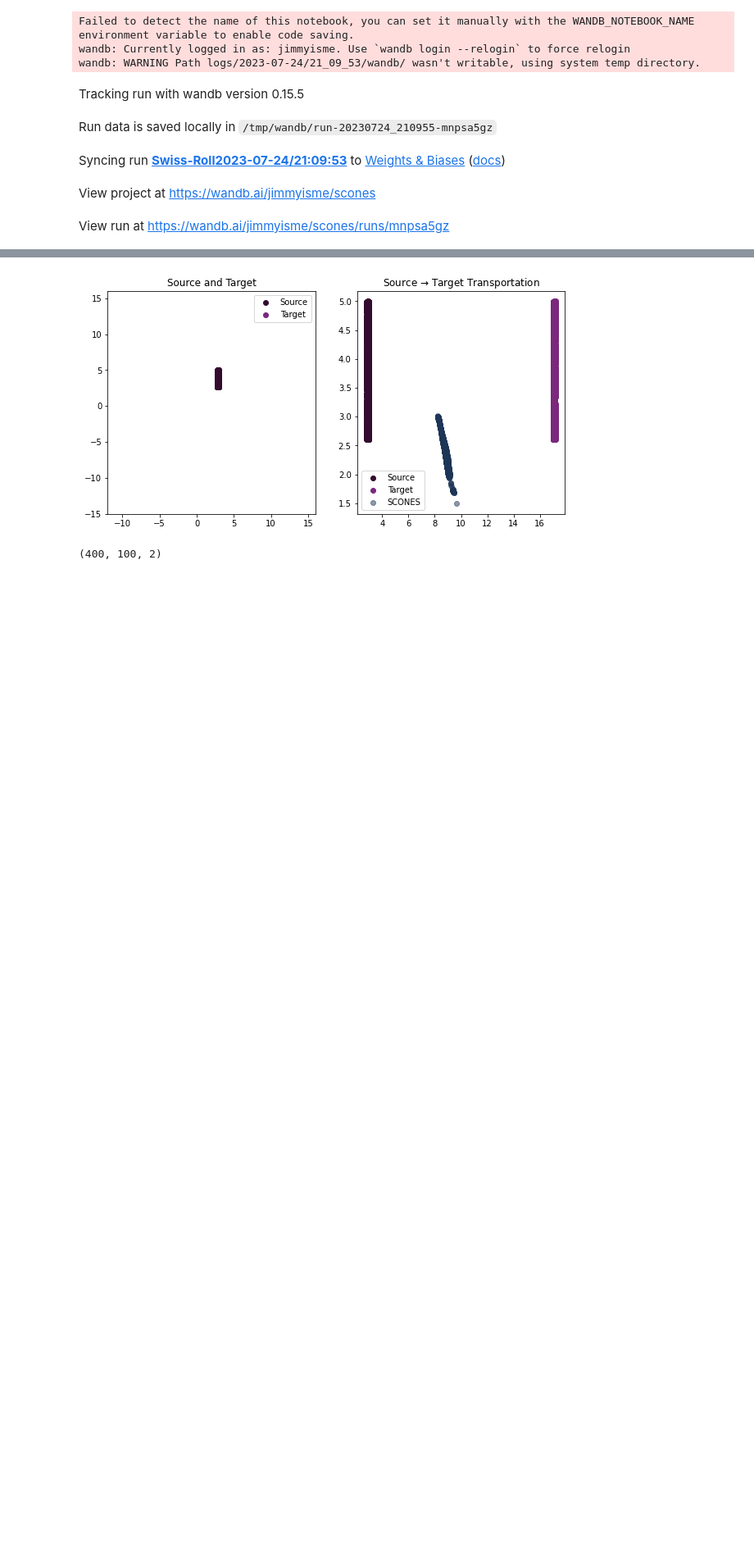
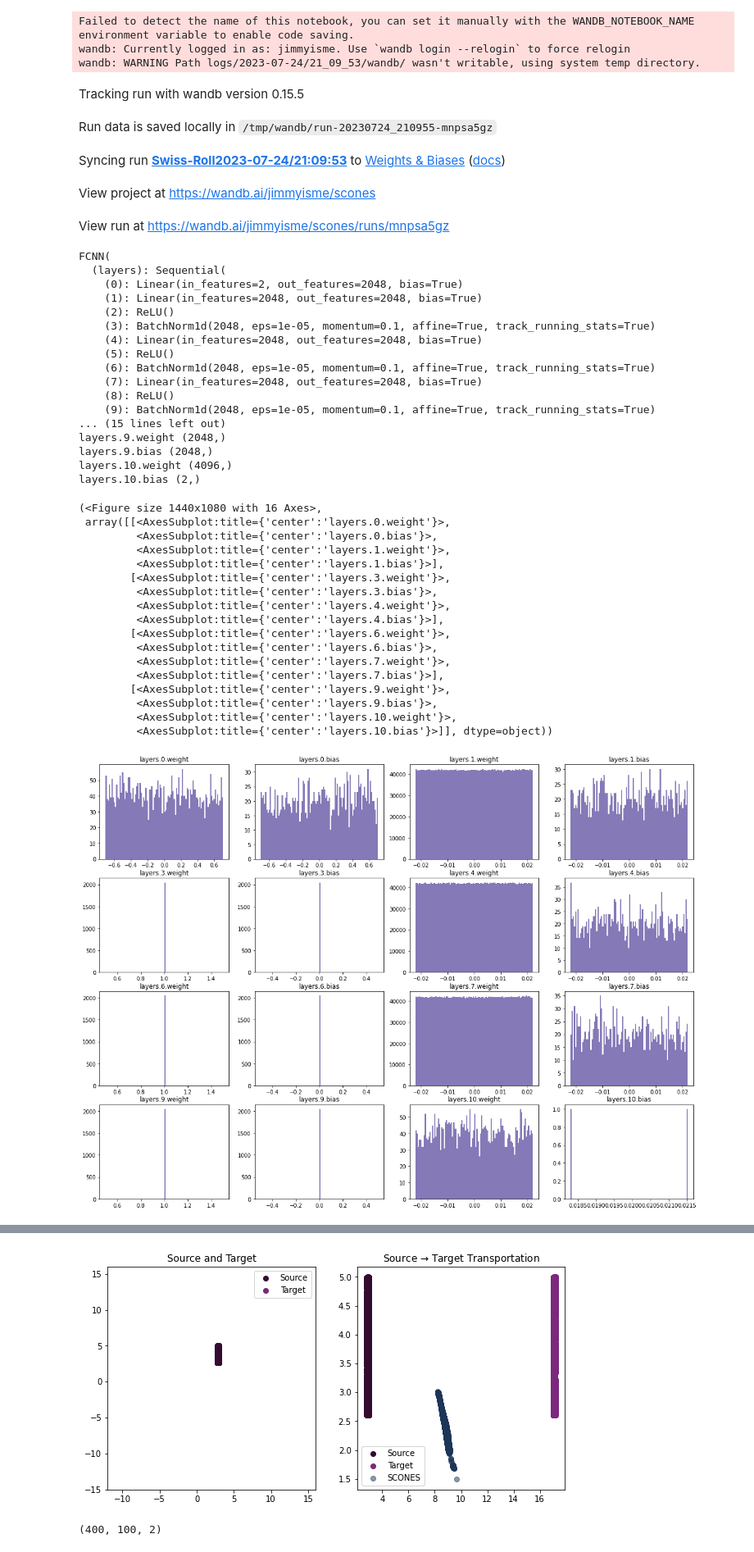
Before and after one commit to JavaZeroo/scones-synthetic, a Jupyter notebook: tools/test_model.ipynb, the cells around one changed output, grey strips where cells are left out. Shown: that part at 82% size. Cells and saved outputs as stored; diff of their text form; code cells hidden in the pictures; blank space fills up the shorter version.

```diff
--- a/tools/test_model.ipynb
+++ b/tools/test_model.ipynb
@@ -95,5 +95,74 @@ View run at https://wandb.ai/jimmyisme/scones/runs/mnpsa5gz
 from  diagonal_matching import DiagonalMatching
 cnf.source_dist = DiagonalMatching(n_samples=cnf.scones_samples_per_source, mode='initial',easy=True)
 cnf.target_dist = DiagonalMatching(n_samples=cnf.scones_samples_per_source, mode='final', easy=True)
+# %%
+run=None
+score = init_score(cnf)
+# %%
+def draw_model_params(model, show=False):
+    def get_minial_rectangle(x: int)->tuple:
+        # Get the smallest rectangle that can hold x squares
+        a = int(np.sqrt(x))
+        b = int(np.ceil(x/a))
+        return (a, b)
+
+    model_params = list(model.named_parameters())
+
+    # 创建一个画布，其中可以容纳len(score.score_net.named_parameters())个子图，尽可能为正方形
+    a, b = get_minial_rectangle(len(list(model_params)))
+    fig, axs = plt.subplots(a, b, figsize=(20, 15))
+
+
+    for index, (name,param) in enumerate(model_params):
+        axs[int(index/b)][int(index%b)].title.set_text(name)
+        axs[int(index/b)][int(index%b)].hist(param.detach().cpu().numpy().flatten(), bins=100, color='#524199', alpha=0.7)
+        p = param.detach().cpu().numpy().flatten()
+        # print(p)
+        print(name, p.shape)
+        # print(type(p))
+        # break
+
+    if show:
+        fig.show()
+
+    return fig, axs
+print(score.score_net)
+draw_model_params(score.score_net, show=False)
+# %% [output]
+FCNN(
+  (layers): Sequential(
+    (0): Linear(in_features=2, out_features=2048, bias=True)
+    (1): Linear(in_features=2048, out_features=2048, bias=True)
+    (2): ReLU()
+    (3): BatchNorm1d(2048, eps=1e-05, momentum=0.1, affine=True, track_running_stats=True)
+    (4): Linear(in_features=2048, out_features=2048, bias=True)
+    (5): ReLU()
+    (6): BatchNorm1d(2048, eps=1e-05, momentum=0.1, affine=True, track_running_stats=True)
+    (7): Linear(in_features=2048, out_features=2048, bias=True)
+    (8): ReLU()
+    (9): BatchNorm1d(2048, eps=1e-05, momentum=0.1, affine=True, track_running_stats=True)
+... (15 lines left out)
+layers.9.weight (2048,)
+layers.9.bias (2048,)
+layers.10.weight (4096,)
+layers.10.bias (2,)
+(<Figure size 1440x1080 with 16 Axes>,
+ array([[<AxesSubplot:title={'center':'layers.0.weight'}>,
+         <AxesSubplot:title={'center':'layers.0.bias'}>,
+         <AxesSubplot:title={'center':'layers.1.weight'}>,
+         <AxesSubplot:title={'center':'layers.1.bias'}>],
+        [<AxesSubplot:title={'center':'layers.3.weight'}>,
+         <AxesSubplot:title={'center':'layers.3.bias'}>,
+         <AxesSubplot:title={'center':'layers.4.weight'}>,
+         <AxesSubplot:title={'center':'layers.4.bias'}>],
+        [<AxesSubplot:title={'center':'layers.6.weight'}>,
+         <AxesSubplot:title={'center':'layers.6.bias'}>,
+         <AxesSubplot:title={'center':'layers.7.weight'}>,
+         <AxesSubplot:title={'center':'layers.7.bias'}>],
+        [<AxesSubplot:title={'center':'layers.9.weight'}>,
+         <AxesSubplot:title={'center':'layers.9.bias'}>,
+         <AxesSubplot:title={'center':'layers.10.weight'}>,
+         <AxesSubplot:title={'center':'layers.10.bias'}>]], dtype=object))
+[figure, added]
 # %%
 cpat = init_cpat(cnf)
```
Also changed, not shown: parts of 1 cell of this notebook, 5 other files.
